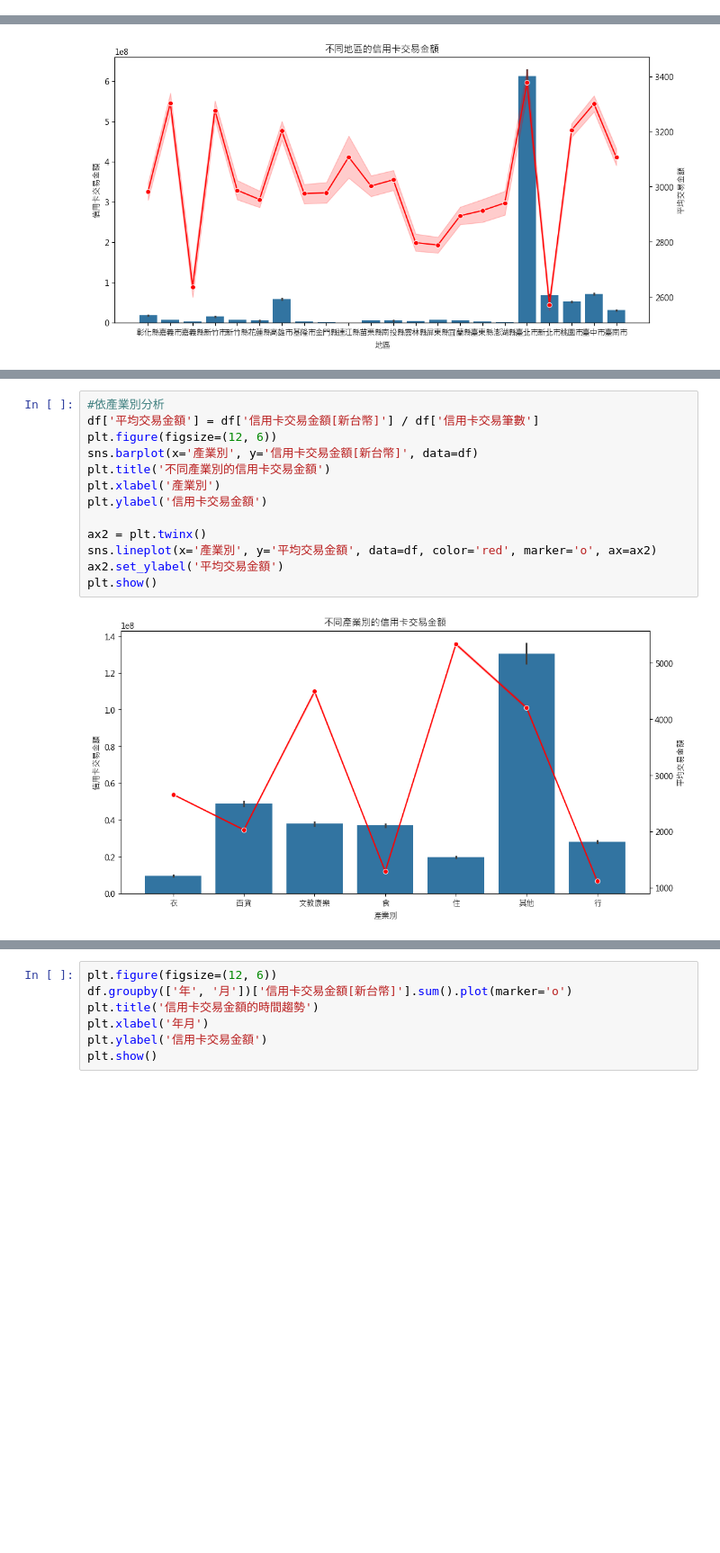
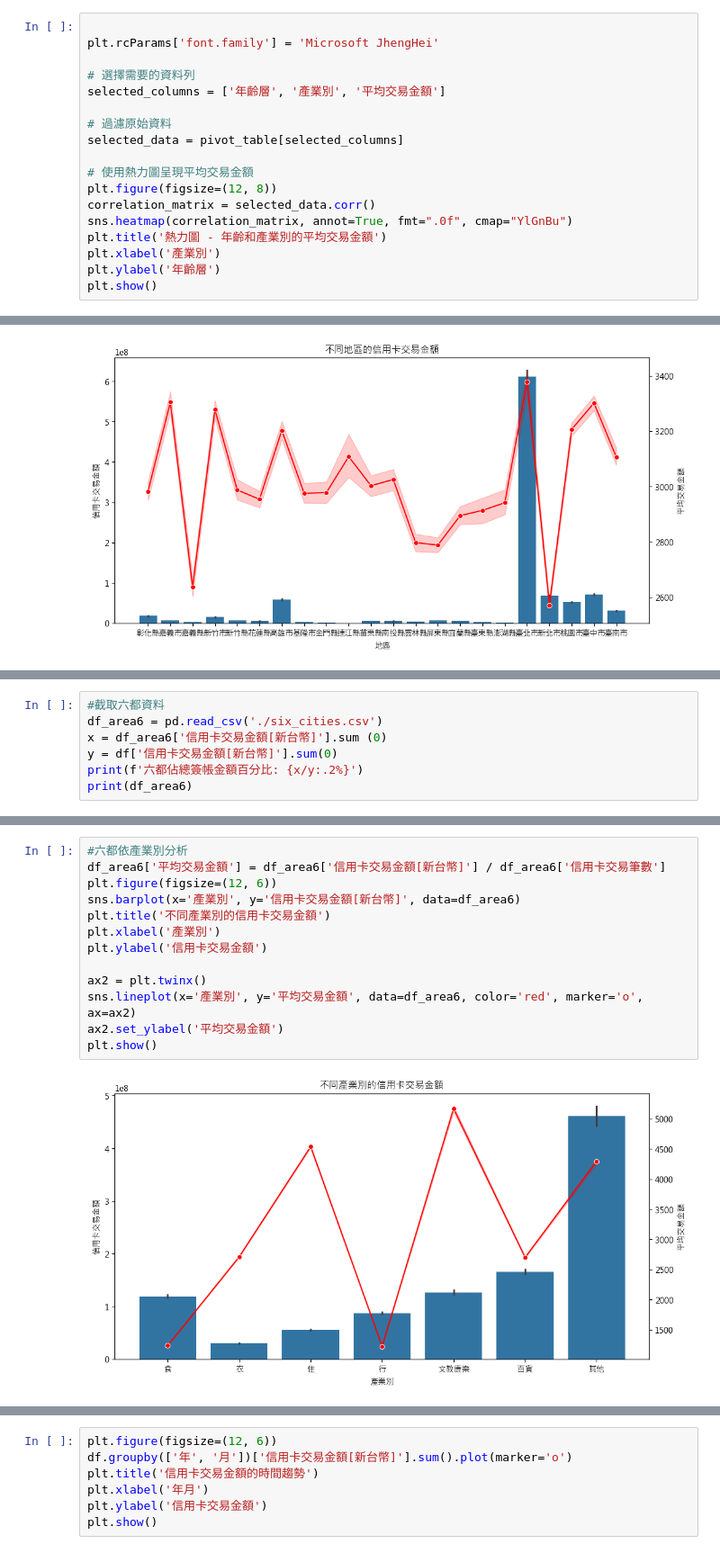
Before and after one commit to xuanlll17/creditcard, a Jupyter notebook: test1.ipynb, the cells around one changed output, grey strips where cells are left out. Shown at 90% size. Drawn from its saved outputs; the diff is of its cells as text; blank space fills up the shorter version.

```diff
--- a/test1.ipynb
+++ b/test1.ipynb
@@ -210,0 +369,18 @@ plt.show()
+# %%
+
+plt.rcParams['font.family'] = 'Microsoft JhengHei'
+
+# 選擇需要的資料列
+selected_columns = ['年齡層', '產業別', '平均交易金額']
+
+# 過濾原始資料
+selected_data = pivot_table[selected_columns]
+
+# 使用熱力圖呈現平均交易金額
+plt.figure(figsize=(12, 8))
+correlation_matrix = selected_data.corr()
+sns.heatmap(correlation_matrix, annot=True, fmt=".0f", cmap="YlGnBu")
+plt.title('熱力圖 - 年齡和產業別的平均交易金額')
+plt.xlabel('產業別')
+plt.ylabel('年齡層')
+plt.show()
@@ -223,0 +509,7 @@ plt.show()
+# %%
+#截取六都資料
+df_area6 = pd.read_csv('./six_cities.csv')
+x = df_area6['信用卡交易金額[新台幣]'].sum (0)
+y = df['信用卡交易金額[新台幣]'].sum(0)
+print(f'六都佔總簽帳金額百分比: {x/y:.2%}')
+print(df_area6)
@@ -224,16 +545,16 @@ plt.show()
 # %%
-#依產業別分析
-df['平均交易金額'] = df['信用卡交易金額[新台幣]'] / df['信用卡交易筆數']
+#六都依產業別分析
+df_area6['平均交易金額'] = df_area6['信用卡交易金額[新台幣]'] / df_area6['信用卡交易筆數']
 plt.figure(figsize=(12, 6))
-sns.barplot(x='產業別', y='信用卡交易金額[新台幣]', data=df)
+sns.barplot(x='產業別', y='信用卡交易金額[新台幣]', data=df_area6)
 plt.title('不同產業別的信用卡交易金額')
 plt.xlabel('產業別')
 plt.ylabel('信用卡交易金額')
 
 ax2 = plt.twinx()
-sns.lineplot(x='產業別', y='平均交易金額', data=df, color='red', marker='o', ax=ax2)
+sns.lineplot(x='產業別', y='平均交易金額', data=df_area6, color='red', marker='o', ax=ax2)
 ax2.set_ylabel('平均交易金額')
 plt.show()
 # %% [output]
-[figure, old version]
+[figure, new version]
 # %%
```
Also changed, not shown: parts of 21 cells of this notebook, 2 other files.
